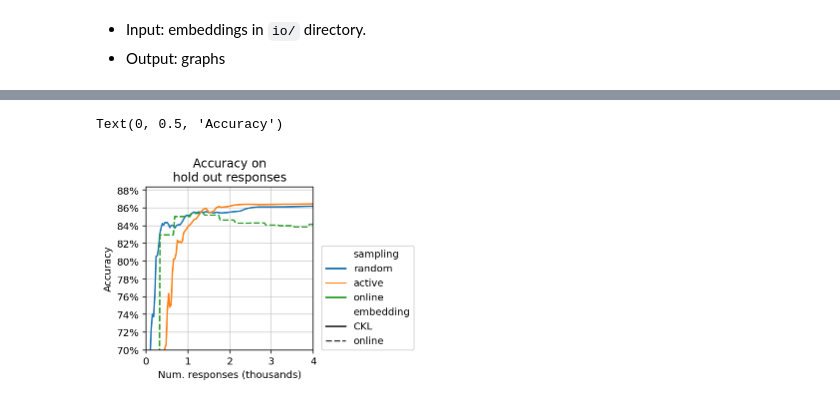
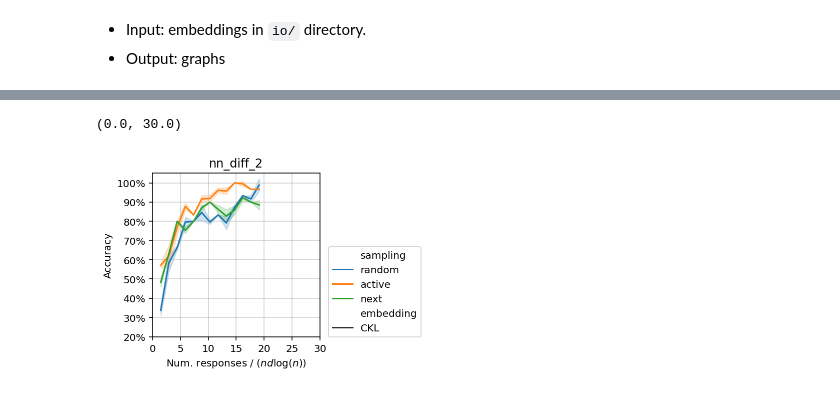
Before and after one commit to stsievert/salmon-experiments, a Jupyter notebook: alien-egg/Viz.ipynb, the cells around one changed output, grey strips where cells are left out. Drawn from its saved outputs; the diff is of its cells as text; code cells hidden in the pictures.

```diff
--- a/alien-egg/Viz.ipynb
+++ b/alien-egg/Viz.ipynb
@@ -17,6 +17,7 @@ from pprint import pprint
 # %%
 n = 30
 noise = "human"
-DIR = Path("io/2021-02-17/")
+DIR = Path("io/2021-03-09/")
+EMBEDDINGS = DIR / "embeddings.zip"
 # %%
 # EM_DIR = DIR / "embeddings"
@@ -148,6 +161,6 @@ Index(['responses*R', 'alg', 'd', 'dataset', 'init', 'max_queries', 'n',
       dtype='object')
 # %%
-HUE_ORDER = ["random", "active", "online"]
+HUE_ORDER = ["random", "active"]#, "online"]#, "next"]
 # %%
 import seaborn as sns
 import matplotlib.pyplot as plt
@@ -194,0 +284,11 @@ for k, (y, ax) in enumerate(zip(Y, axs.flatten())):
+# %%
+import matplotlib.ticker as ticker
+# show = df[df.embedding.isin(["online", "CKL"])].copy()
+idx = df.embedding.isin(["CKL", "online"]) & df.sampling.isin(["active", "random", "online"])
+show = df[idx].copy()
+
+show["error"] = 1 - show["accuracy"]
+
+print(show.sampling.unique())
+prob = show["n"] * show["d"] * np.log(show["n"])
+show["n_responses/prob"] = show["n_responses"] / prob
@@ -195,37 +500,31 @@ for k, (y, ax) in enumerate(zip(Y, axs.flatten())):
 # %%
-import matplotlib.ticker as ticker
-show = df[df.embedding.isin(["online", "CKL"])].copy()
-show["error"] = 1 - show["accuracy"]
-
-prob = show["n"] * show["d"] * np.log(show["n"])
-show["n_responses/prob"] = show["n_responses"] / prob
-
 w = 3
+y = "nn_diff_2"
 fig, axs = plt.subplots(figsize=(1 * w, 1.0 * w))
-y = "accuracy"
 ax = sns.lineplot(
-    x="n_responses/1000",
+    x="n_responses/prob",
     y=y,
     hue="sampling",
     hue_order=HUE_ORDER,
     style="embedding",
-#     marker="o",
     data=show,
+    ci="sd",
 )
-ax.set_xlabel("Num. responses (thousands)")
+ax.set_xlabel("Num. responses / $(nd\log(n))$")
 ax.grid(alpha=0.6)
 ax.yaxis.set_major_formatter(plt.FuncFormatter(lambda y, _: f"{100 * y:0.0f}%"))
-ax.xaxis.set_major_locator(plt.MultipleLocator(1))
-ax.yaxis.set_major_locator(plt.MultipleLocator(0.02))
-ax.set_xlim(0, 4)
+ax.xaxis.set_major_locator(plt.MultipleLocator(5))
+ax.yaxis.set_major_locator(plt.MultipleLocator(0.1))
+# ax.set_xlim(0, 4)
 
-_ = ax.set_ylim(0.70, None)
-# _ = ax.set_title("Hold out performance")
+_ = ax.set_ylim(0.20, 1.05)
+_ = ax.set_xlim(0, 30)
 
 ax.legend(loc=(1.05, 0))
-ax.set_title("Accuracy on\nhold out responses")
+ax.set_title(f"{y}")
 ax.set_ylabel("Accuracy")
-# fig.savefig("synth-eg-acc.png", dpi=300, bbox_inches="tight")
+# ax.set_xscale("log", base=2)
+ax.set_xlim(0, None)
 # %% [output]
-Text(0, 0.5, 'Accuracy')
+(0.0, 30.0)
-[figure, old version]
+[figure, new version]
```
Also changed, not shown: parts of 38 cells of this notebook, 1 other file.
